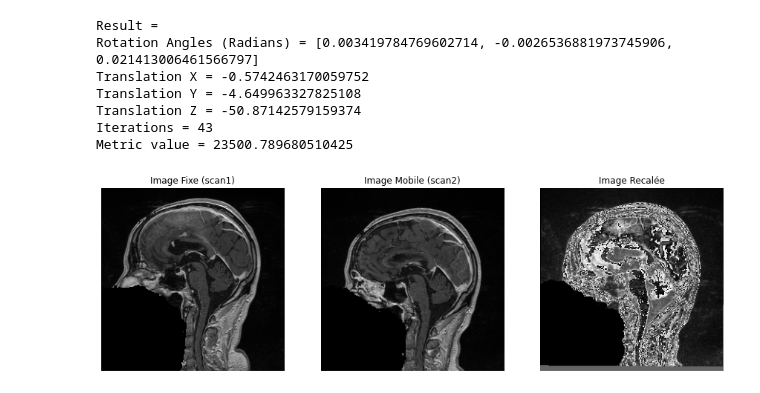
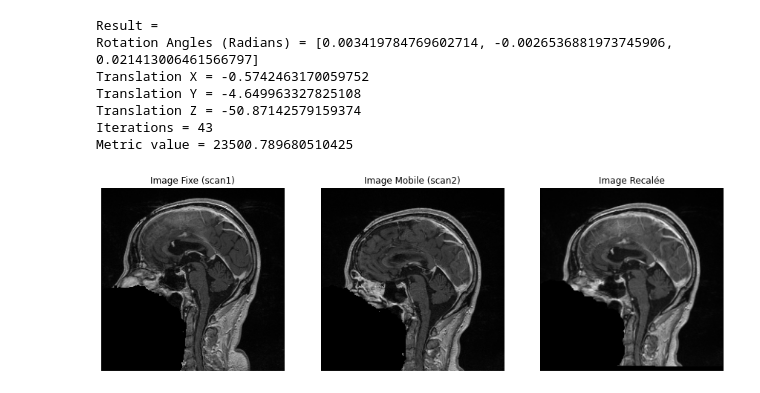
Before and after one commit to oscarmorand/Projet_vtk_itk, a Jupyter notebook: notebooks/RigidRecalage.ipynb, the cells around one changed output. Saved outputs shown, nothing was run; the diff lists cells and outputs as text; code cells hidden in the pictures.

Commit message:
fix resampler

```diff
--- a/notebooks/RigidRecalage.ipynb
+++ b/notebooks/RigidRecalage.ipynb
@@ -8,8 +8,8 @@ import itk
 import matplotlib.pyplot as plt
 
 # Chemins des fichiers d'image
-fixed_filepath = 'Data/case6_gre1.nrrd'
-moving_filepath = 'Data/case6_gre2.nrrd'
+fixed_filepath = '../Data/case6_gre1.nrrd'
+moving_filepath = '../Data/case6_gre2.nrrd'
 output_filepath = 'output_transformed_image.nrrd'
 
 # Définir le type d'image
@@ -98,20 +98,18 @@ output_composite_transform.AddTransform(initial_transform)
 output_composite_transform.AddTransform(registration.GetModifiableTransform())
 
 # Appliquer la transformation aux images
-resampler = itk.ResampleImageFilter[ImageType, ImageType].New(
+resampler = itk.ResampleImageFilter.New(
     Input=moving_image,
     Transform=transform,
     UseReferenceImage=True,
     ReferenceImage=fixed_image
 )
-resampler.SetDefaultPixelValue(100)
+resampler.Update()
 
 # Sauvegarder l'image transformée
-OutputPixelType = itk.UC  # Utiliser un type d'image approprié pour la sauvegarde
-OutputImageType = itk.Image[OutputPixelType, 3]
-caster = itk.CastImageFilter[ImageType, OutputImageType].New(Input=resampler.GetOutput())
+aligned_image = resampler.GetOutput()
 
-itk.imwrite(caster, output_filepath)
+#itk.imwrite(caster, output_filepath)
 # %% [output]
 Result =
 Rotation Angles (Radians) = [0.003419784769602714, -0.0026536881973745906, 0.021413006461566797]
@@ -123,26 +121,26 @@ Metric value = 23500.789680510425
 # %%
 # Convertir les images en tableaux numpy
 img1 = itk.GetArrayFromImage(fixed_image)
 img2 = itk.GetArrayFromImage(moving_image)
-aligned_img = itk.GetArrayFromImage(caster.GetOutput())
+#aligned_img = itk.GetArrayFromImage(caster.GetOutput())
 
 slice_index = img1.shape[0] // 2
 
 # Visualiser les images avant et après le recalage
 fig, axes = plt.subplots(1, 3, figsize=(15, 5))
 
 axes[0].imshow(img1[slice_index, :, :], cmap='gray')
 axes[0].set_title('Image Fixe (scan1)')
 axes[0].axis('off')
 
 axes[1].imshow(img2[slice_index, :, :], cmap='gray')
 axes[1].set_title('Image Mobile (scan2)')
 axes[1].axis('off')
 
-axes[2].imshow(aligned_img[slice_index, :, :], cmap='gray')
+axes[2].imshow(aligned_image[slice_index, :, :], cmap='gray')
 axes[2].set_title('Image Recalée')
 axes[2].axis('off')
 
 plt.show()
 # %% [output]
-[figure, old version]
+[figure, new version]
```
Also changed, not shown: 5 other files.
